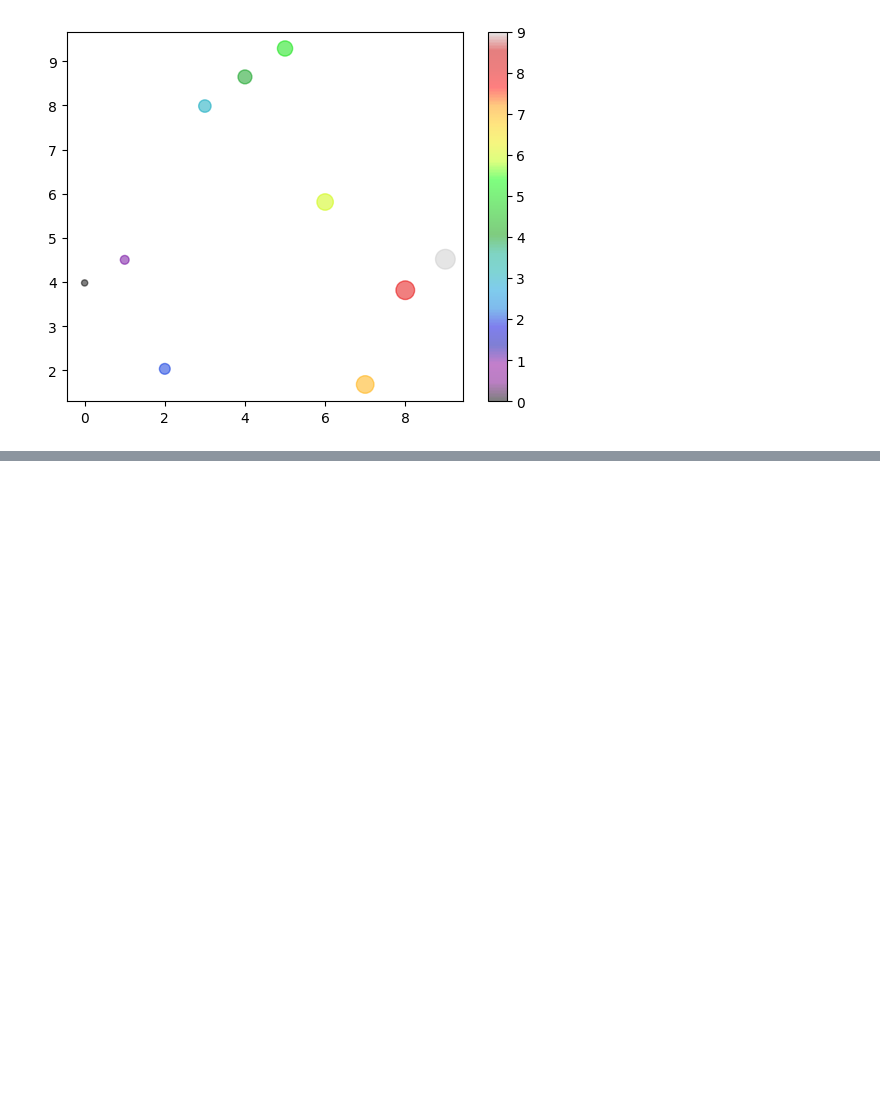
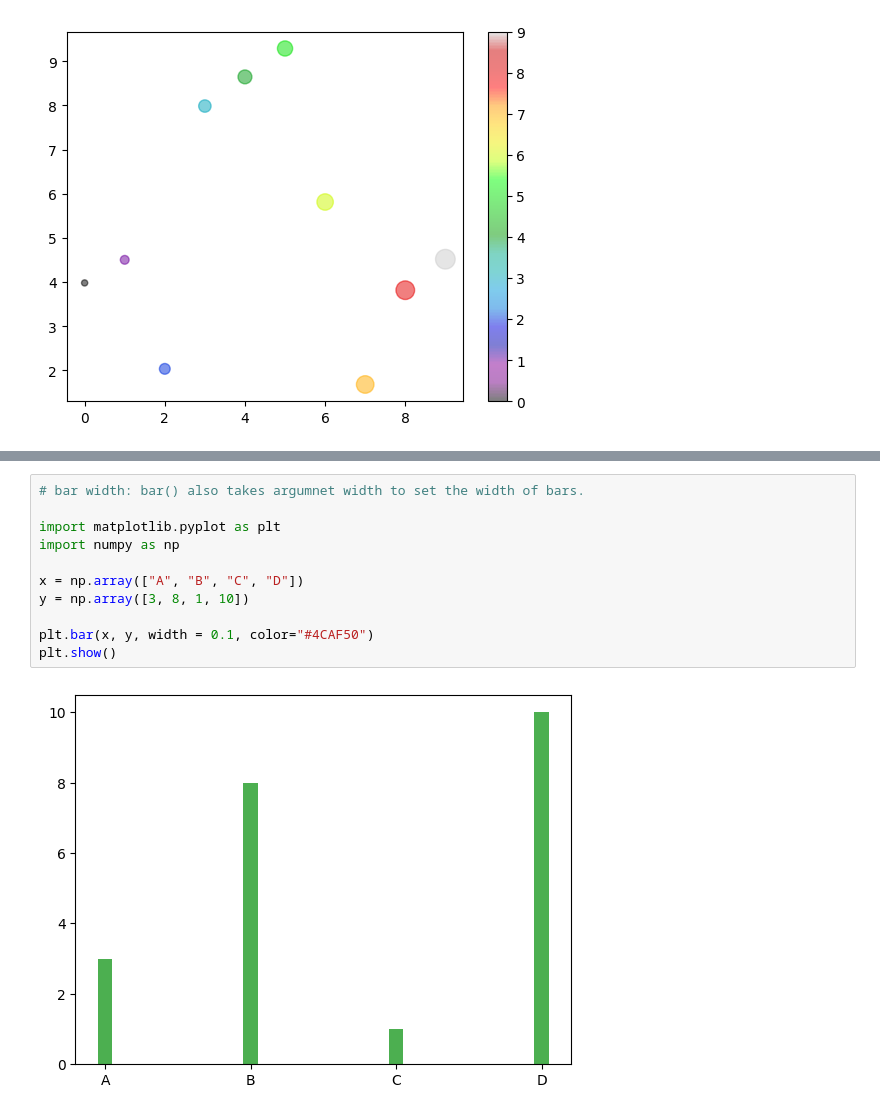
Before and after one commit to Praruj/Pandas_Practise_Portfolio, a Jupyter notebook: Notebooks/Matplotlib.ipynb, the cells around one changed output, grey strips where cells are left out. Drawn from its saved outputs; the diff is of its cells as text; blank space fills up the shorter version.

```diff
--- a/Notebooks/Matplotlib.ipynb
+++ b/Notebooks/Matplotlib.ipynb
@@ -395,0 +417,13 @@ plt.show()
+# %%
+# bar width: bar() also takes argumnet width to set the width of bars.
+
+import matplotlib.pyplot as plt
+import numpy as np
+
+x = np.array(["A", "B", "C", "D"])
+y = np.array([3, 8, 1, 10])
+
+plt.bar(x, y, width = 0.1, color="#4CAF50")
+plt.show()
+# %% [output]
+[figure, added]
```
Also changed, not shown: parts of 5 cells of this notebook.
